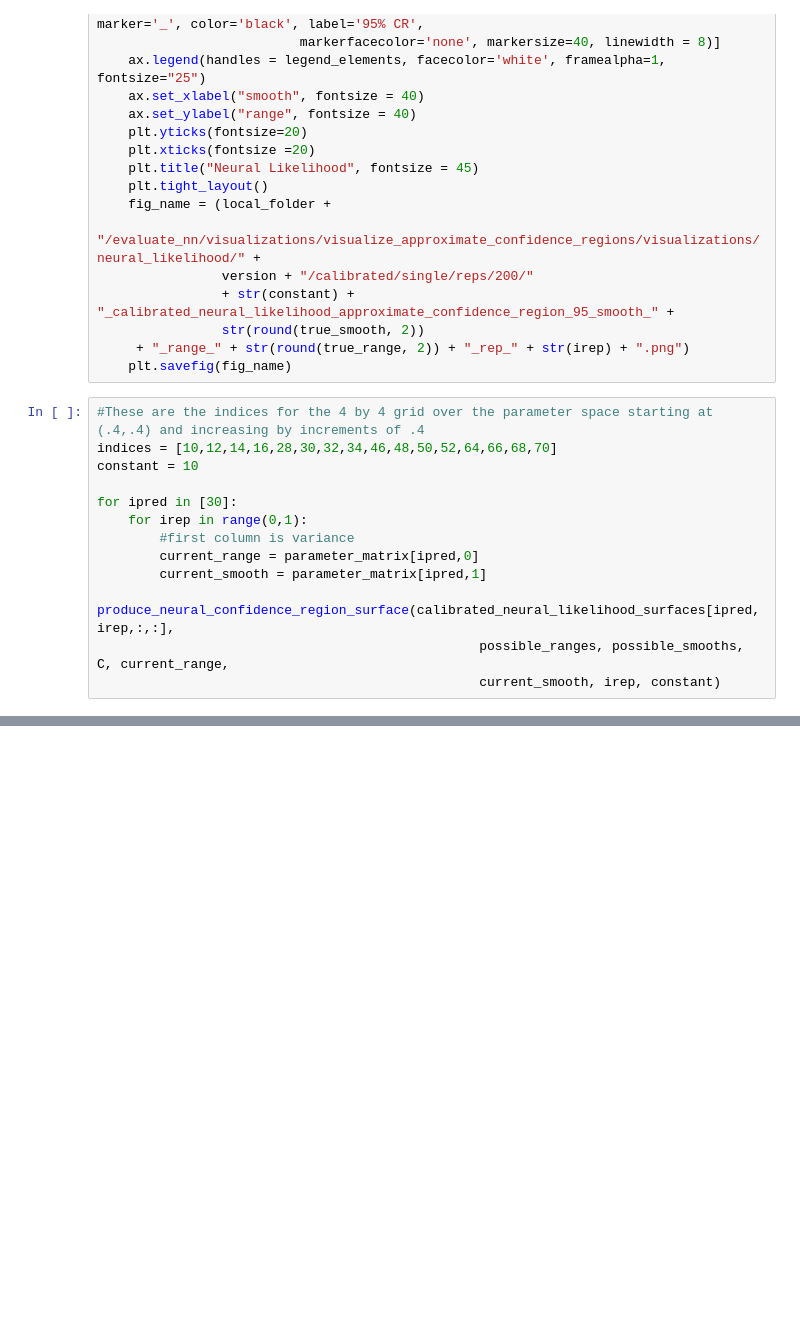
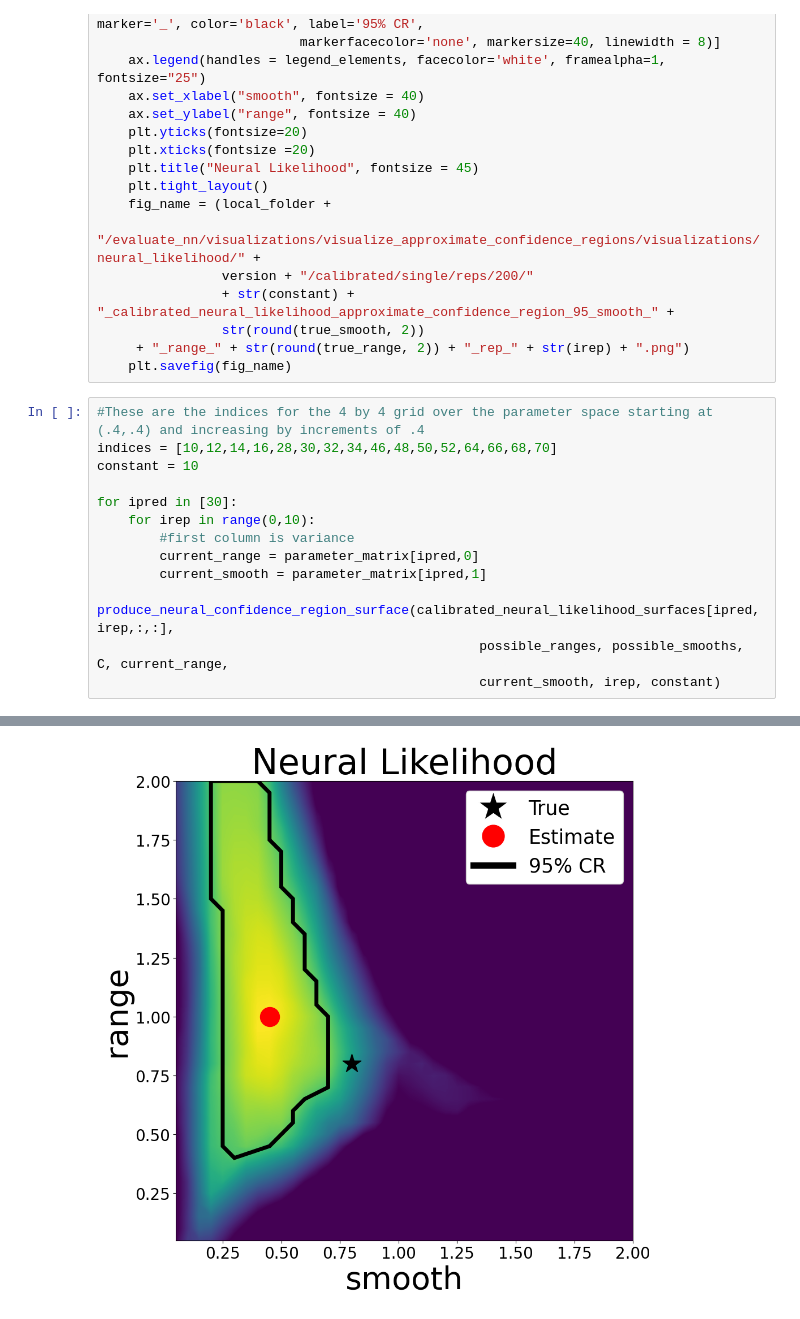
Before and after one commit to jmwalchessen/neural_likelihood, a Jupyter notebook: brown_resnick/evaluate_nn/visualizations/visualize_approximate_confidence_regions/produce_calibrated_neural_likelihood_approximate_confidence_regions.ipynb.ipynb, the cells around one changed output, grey strips where cells are left out. Drawn from its saved outputs; the diff is of its cells as text; blank space fills up the shorter version.

```diff
--- a/brown_resnick/evaluate_nn/visualizations/visualize_approximate_confidence_regions/produce_calibrated_neural_likelihood_approximate_confidence_regions.ipynb.ipynb
+++ b/brown_resnick/evaluate_nn/visualizations/visualize_approximate_confidence_regions/produce_calibrated_neural_likelihood_approximate_confidence_regions.ipynb.ipynb
@@ -119,10 +119,11 @@ indices = [10,12,14,16,28,30,32,34,46,48,50,52,64,66,68,70]
 constant = 10
 
 for ipred in [30]:
-    for irep in range(0,1):
+    for irep in range(0,10):
         #first column is variance
         current_range = parameter_matrix[ipred,0]
         current_smooth = parameter_matrix[ipred,1]
         produce_neural_confidence_region_surface(calibrated_neural_likelihood_surfaces[ipred, irep,:,:],
                                                  possible_ranges, possible_smooths, C, current_range,
                                                  current_smooth, irep, constant)
+# %% [output]
@@ -128,0 +140 @@ for ipred in [30]:
+[figure, added]
```
Also changed, not shown: parts of 1 cell of this notebook, 15 other files.
